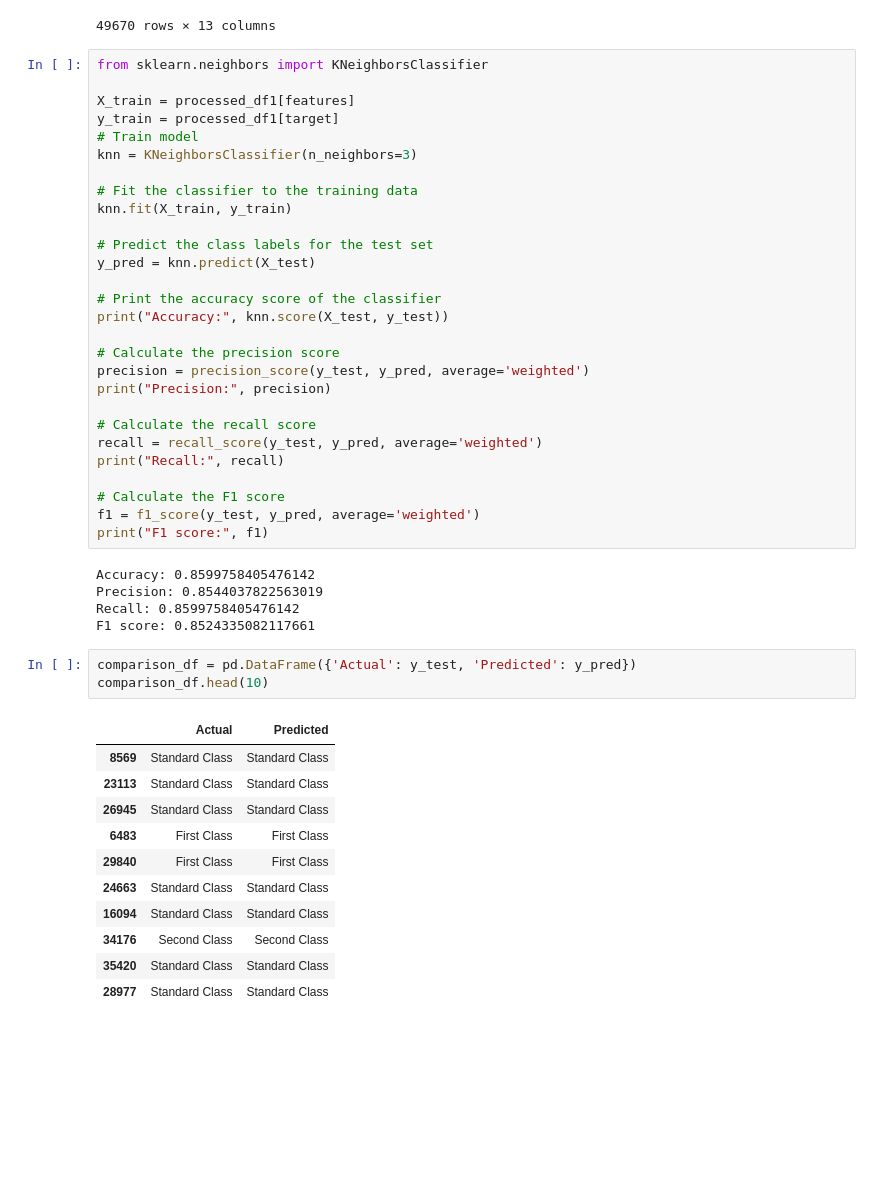
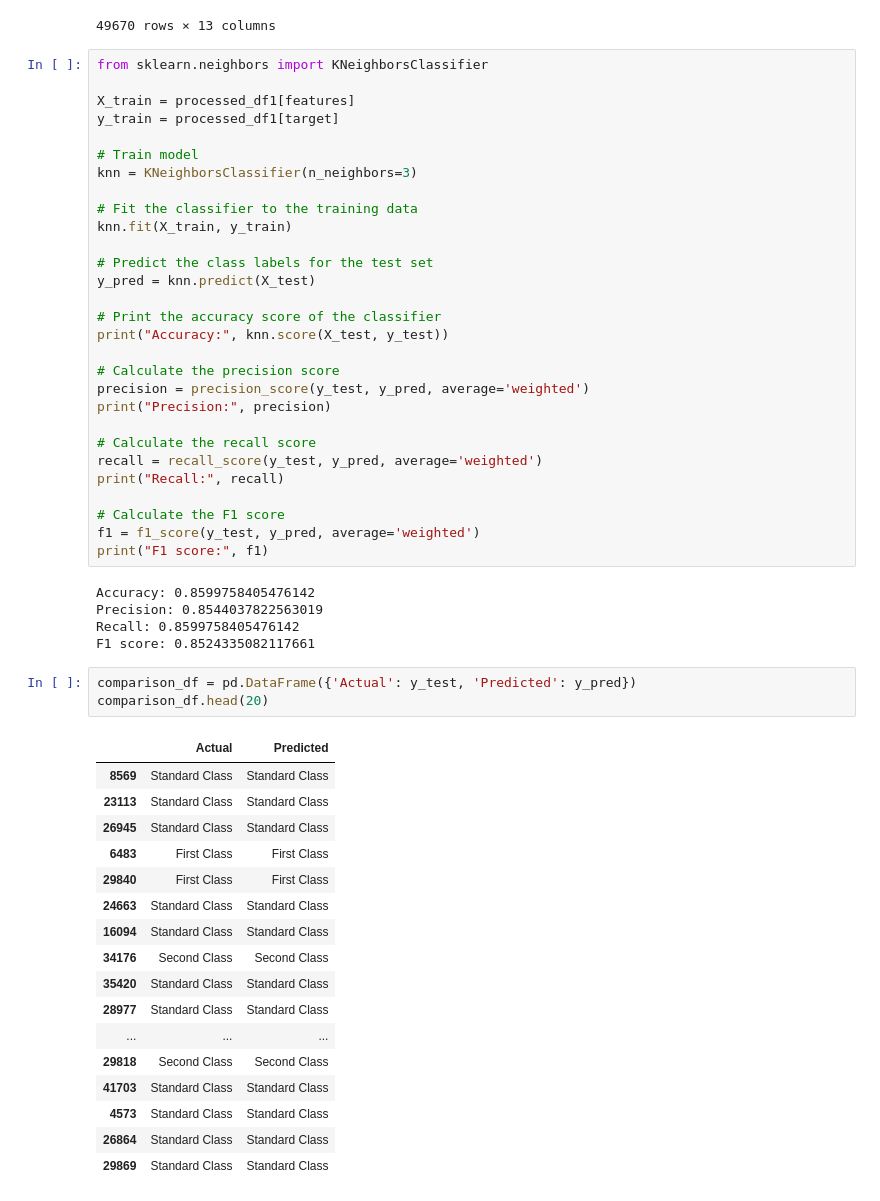
Before and after one commit to fahmani-ms/Superstore_Dashboard, a Jupyter notebook: machine_learning/part2/shipmodeclassification.ipynb, the cells around one changed output. Drawn from its saved outputs; the diff is of its cells as text; blank space fills up the shorter version.

```diff
--- a/machine_learning/part2/shipmodeclassification.ipynb
+++ b/machine_learning/part2/shipmodeclassification.ipynb
@@ -502,6 +502,7 @@ from sklearn.neighbors import KNeighborsClassifier
 
 X_train = processed_df1[features]
 y_train = processed_df1[target]
+
 # Train model
 knn = KNeighborsClassifier(n_neighbors=3)
 
@@ -532,16 +533,22 @@ Recall: 0.8599758405476142
 F1 score: 0.8524335082117661
 # %%
 comparison_df = pd.DataFrame({'Actual': y_test, 'Predicted': y_pred})
-comparison_df.head(10)
+comparison_df.head(20)
 # %% [output]
 |  | Actual | Predicted |
 | 8569 | Standard Class | Standard Class |
 | 23113 | Standard Class | Standard Class |
 | 26945 | Standard Class | Standard Class |
 | 6483 | First Class | First Class |
 | 29840 | First Class | First Class |
 | 24663 | Standard Class | Standard Class |
 | 16094 | Standard Class | Standard Class |
 | 34176 | Second Class | Second Class |
 | 35420 | Standard Class | Standard Class |
 | 28977 | Standard Class | Standard Class |
+| ... | ... | ... |
+| 29818 | Second Class | Second Class |
+| 41703 | Standard Class | Standard Class |
+| 4573 | Standard Class | Standard Class |
+| 26864 | Standard Class | Standard Class |
+| 29869 | Standard Class | Standard Class |
```
Also changed, not shown: parts of 1 cell of this notebook.
